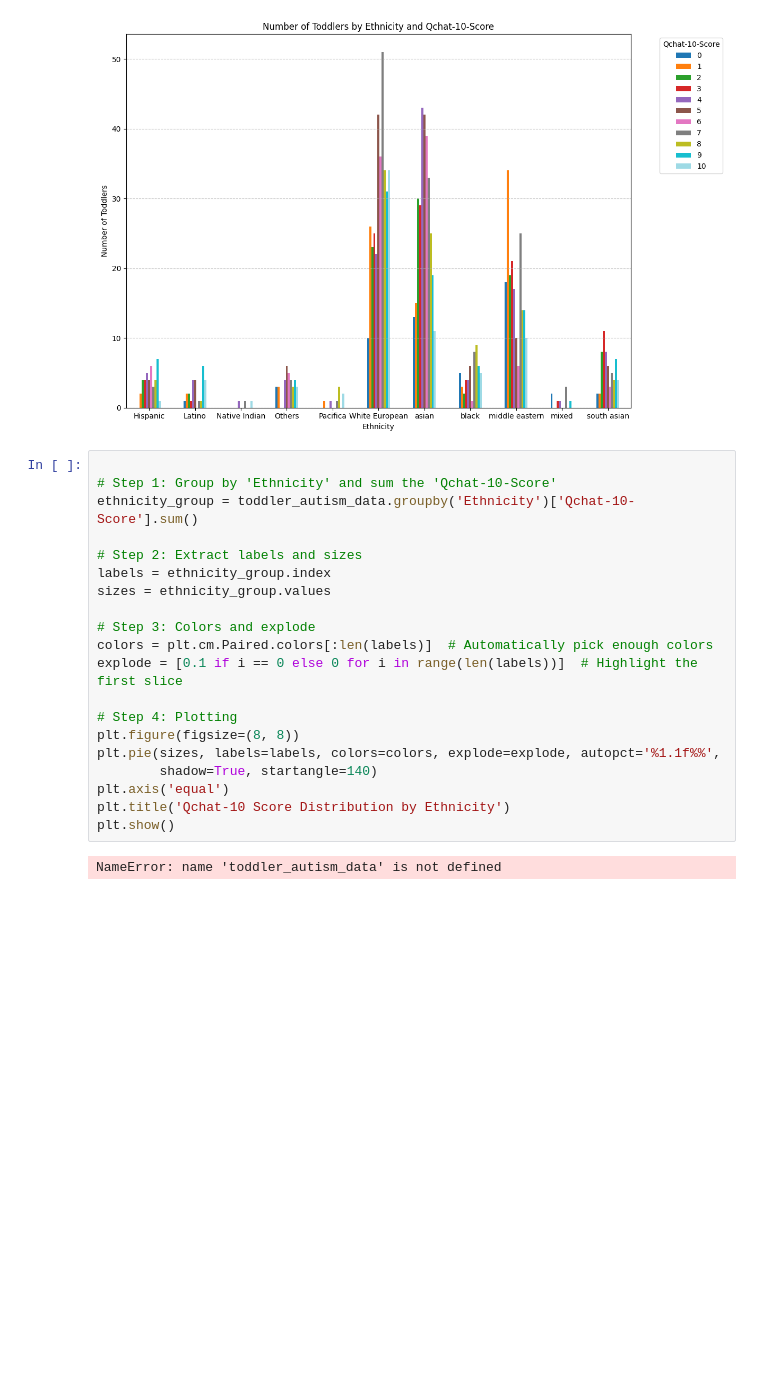
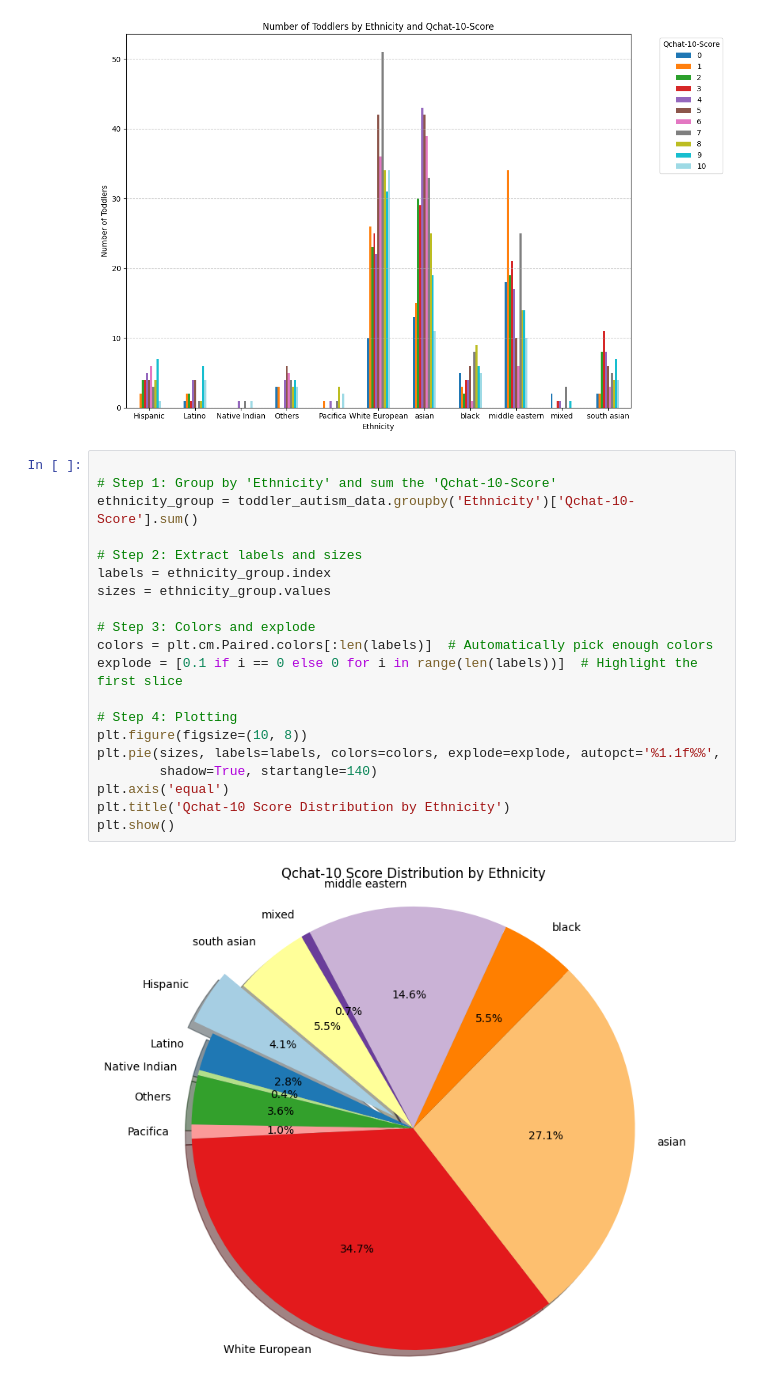
Before and after one commit to rayyanrbj09/Autism-Spectrum-Disorder--Medical-Analyisis, a Jupyter notebook: Analysis/analysis.ipynb, the cells around one changed output. Saved outputs shown, nothing was run; the diff lists cells and outputs as text; blank space fills up the shorter version.

```diff
--- a/Analysis/analysis.ipynb
+++ b/Analysis/analysis.ipynb
@@ -154,22 +154,22 @@ plt.show()
 # %%
 
 # Step 1: Group by 'Ethnicity' and sum the 'Qchat-10-Score'
 ethnicity_group = toddler_autism_data.groupby('Ethnicity')['Qchat-10-Score'].sum()
 
 # Step 2: Extract labels and sizes
 labels = ethnicity_group.index
 sizes = ethnicity_group.values
 
 # Step 3: Colors and explode
 colors = plt.cm.Paired.colors[:len(labels)]  # Automatically pick enough colors
 explode = [0.1 if i == 0 else 0 for i in range(len(labels))]  # Highlight the first slice
 
 # Step 4: Plotting
-plt.figure(figsize=(8, 8))
+plt.figure(figsize=(10, 8))
 plt.pie(sizes, labels=labels, colors=colors, explode=explode, autopct='%1.1f%%',
         shadow=True, startangle=140)
 plt.axis('equal')
 plt.title('Qchat-10 Score Distribution by Ethnicity')
 plt.show()
 # %% [output]
-NameError: name 'toddler_autism_data' is not defined
+[figure, added]
```
Also changed, not shown: parts of 1 cell of this notebook, 2 other files.
